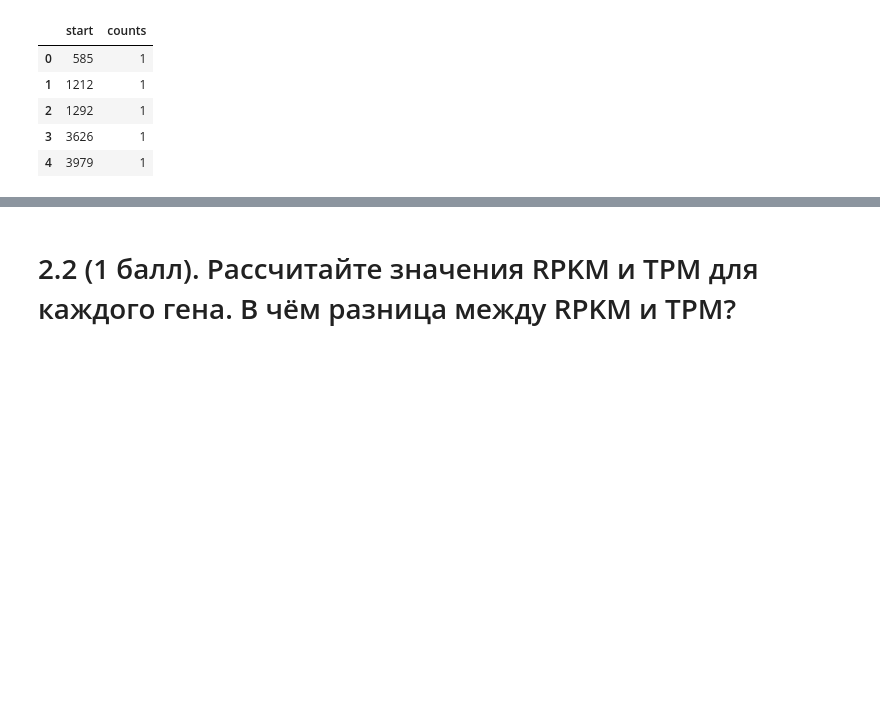
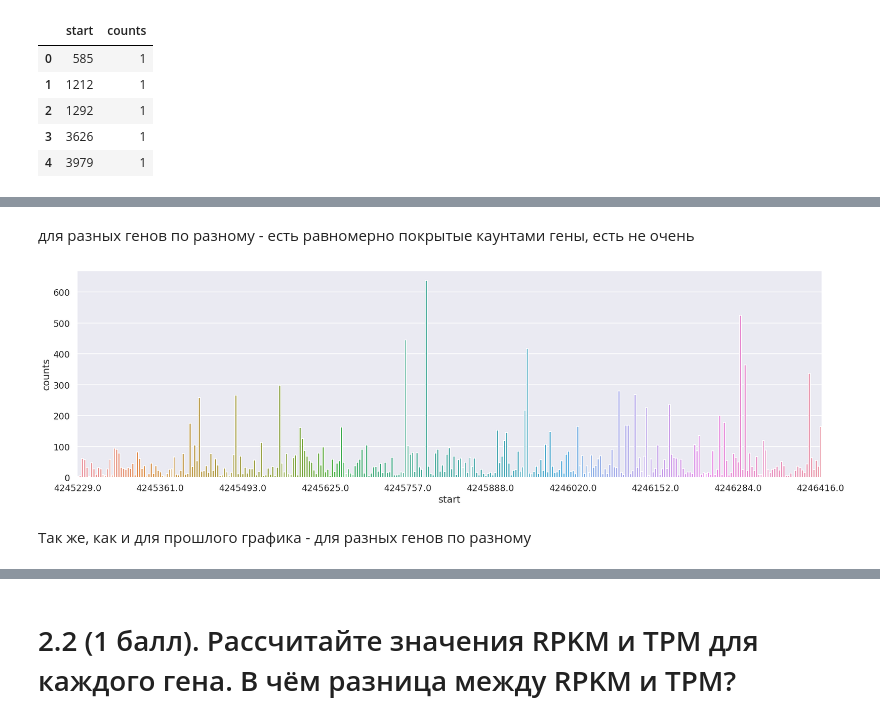
Before and after one commit to alex123012/bioinf_2022, a Jupyter notebook: RiboSeq/RiboSeq.ipynb, the cells around one changed output, grey strips where cells are left out. Drawn from its saved outputs; the diff is of its cells as text; code cells hidden in the pictures; blank space fills up the shorter version.

```diff
--- a/RiboSeq/RiboSeq.ipynb
+++ b/RiboSeq/RiboSeq.ipynb
@@ -412,0 +555,15 @@ r_coords.head()
+# %% [markdown]
+для разных генов по разному - есть равномерно покрытые каунтами гены, есть не очень
+# %%
+by_codon_list = []
+indexes = chosen_gene_df.index.tolist()
+last_index = chosen_gene_df.start.iloc[-1]
+for i in tqdm(range(0, len(indexes) - 2, 3)):
+    tmp_counts = sum([chosen_gene_df.loc[indexes[k], "counts"] for k in range(i, i+3)])
+    by_codon_list.append([chosen_gene_df.loc[indexes[i], "start"], tmp_counts])
+
+barplot_for_counts(pd.DataFrame(by_codon_list, columns=chosen_gene_df.columns))
+# %% [output]
+[figure, added]
+# %% [markdown]
+Так же, как и для прошлого графика - для разных генов по разному
```
Also changed, not shown: parts of 23 cells of this notebook, 4 other files.
